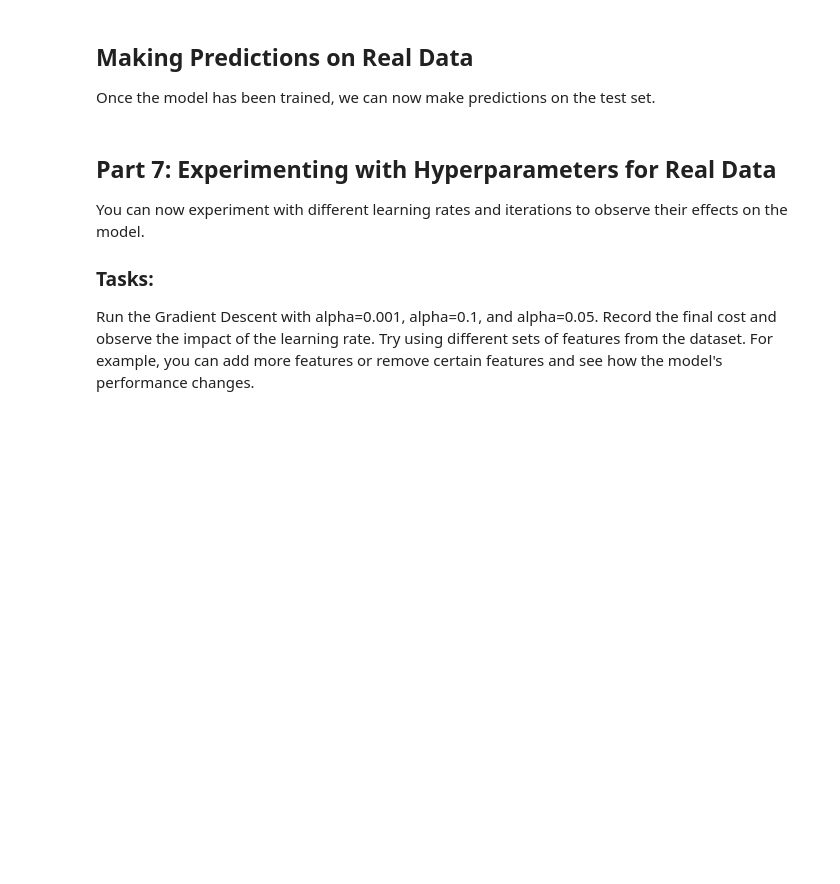
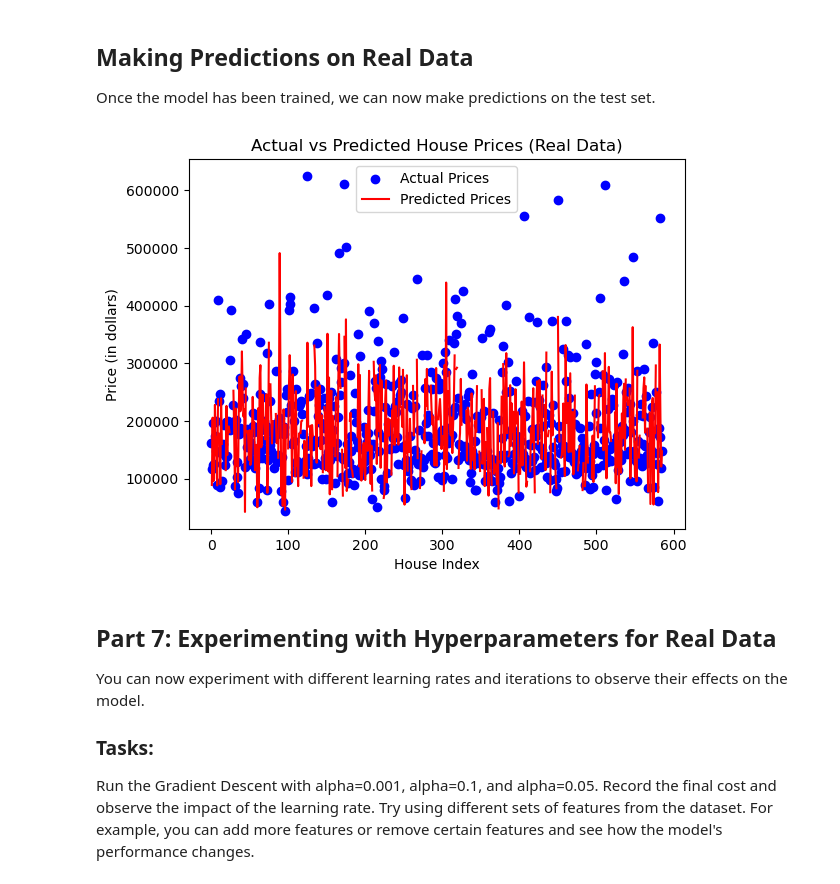
Before and after one commit to zubayr-ahmad/Deep-Learning-Assignments, a Jupyter notebook: 01GradientDescent/Gradient Descent Assignment (Assignment_1).ipynb, the cells around one changed output. Drawn from its saved outputs; the diff is of its cells as text; code cells hidden in the pictures; blank space fills up the shorter version.

```diff
--- a/01GradientDescent/Gradient Descent Assignment (Assignment_1).ipynb
+++ b/01GradientDescent/Gradient Descent Assignment (Assignment_1).ipynb
@@ -69,8 +69,8 @@ Complete the missing parts of the code below:
 theta = np.zeros(X_b.shape[1])
 
 # Define learning rate and number of iterations
-alpha = 0.01  # You can experiment with this
-iterations = 1000  # Try changing this value
+alpha = 0.02  # You can experiment with this
+iterations = 500  # Try changing this value
 
 # Gradient descent function
 def gradient_descent(X, y, theta, alpha, iterations):
@@ -82,16 +82,16 @@ def gradient_descent(X, y, theta, alpha, iterations):
         y_pred = np.dot(X, theta)
 
         # Compute the error (difference between predicted and actual values)
-        error = ___________
+        error = y_pred - y
 
         # Compute gradients
-        gradients = ___________
+        gradients = (1/m) * np.dot(X.T, error)
 
         # Update the parameters (theta)
-        theta = ___________
+        theta = theta - alpha * gradients
 
         # Compute the cost function (Mean Squared Error) and append to history
-        cost = ___________
+        cost = (1/(2*m)) * np.sum(np.square(error))
         cost_history.append(cost)
 
     return theta, cost_history
@@ -150,24 +154,32 @@ from sklearn.preprocessing import StandardScaler
 
 # Load the dataset
 # Assuming the dataset is downloaded and named 'train.csv'
-df = pd.read_csv('train.csv')
+df = pd.read_csv('AmesHousing.csv')
 
 # Select a few features (you can try different sets of features)
 
 ## Select Features by your own choice
-features = []
+features = ['MS SubClass',	'MS Zoning', 'Lot Frontage', 'Lot Area', 'Street', 'Condition 1','Roof Style',
+'Heating', 'Electrical', '1st Flr SF', 'Full Bath', 'Bedroom AbvGr', 'Garage Area', 'Open Porch SF', 'Sale Condition']
 target = 'SalePrice'
 
 # Extracting features and target
 X_real = df[features].values
 y_real = df[target].values
 
+# Encode categorical features
+X_real = pd.get_dummies(df[features], drop_first=True).values
+
+# Print the shape of the data
+print("Features shape:", X_real.shape)
+print(X_real[0])
+
 # Split the data into training and testing sets
 X_train, X_test, y_train, y_test = train_test_split(X_real, y_real, test_size=0.2, random_state=42)
-
+print("Training set:", X_train.shape, y_train.shape)
 # Normalize features for better convergence
 scaler = StandardScaler()
 X_train_scaled = scaler.fit_transform(X_train)
 
 # Add a column of ones for the intercept term
-X_train_b = ___________
+X_train_b = np.c_[np.ones(X_train_scaled.shape[0]), X_train_scaled]
@@ -185,7 +216,7 @@ iterations_real = 1000
 X_train_b = np.nan_to_num(X_train_b)  # Replace NaNs with 0
 
 # Use the gradient_descent function you implemented earlier
-theta_real, cost_history_real = gradient_descent( ___________ )
+theta_real, cost_history_real = gradient_descent(X_train_b, y_train, theta_real, alpha_real, iterations_real)
 
 # Assert statement to check theta shape
 assert theta_real.shape == (X_train_b.shape[1],), "Theta shape mismatch for real dataset!"
@@ -207,25 +242,27 @@ Once the model has been trained, we can now make predictions on the test set.
 # %%
 # Normalize the test data
 X_test_scaled = scaler.transform(X_test)
 
 # Add intercept term for the test data
-X_test_b = ___________
+X_test_b = np.c_[np.ones(X_test_scaled.shape[0]), X_test_scaled]
 
 # Predicted prices using the final parameters for real data
-y_pred_real = ___________
+y_pred_real = X_test_b.dot(theta_real)
 
 
 # Plotting actual vs predicted prices
 plt.scatter(range(len(y_test)), y_test, color='blue', label='Actual Prices')
 plt.plot(range(len(y_test)), y_pred_real, color='red', label='Predicted Prices')
 plt.xlabel('House Index')
 plt.ylabel('Price (in dollars)')
 plt.title('Actual vs Predicted House Prices (Real Data)')
 plt.legend()
 plt.show()
 
 # Assert to check predictions length
 assert len(y_pred_real) == len(y_test), "Prediction length mismatch for real data!"
+# %% [output]
+[figure, added]
 # %% [markdown]
 ## Part 7: Experimenting with Hyperparameters for Real Data
 You can now experiment with different learning rates and iterations to observe their effects on the model.
```
Also changed, not shown: parts of 14 cells of this notebook, 1 other file.
